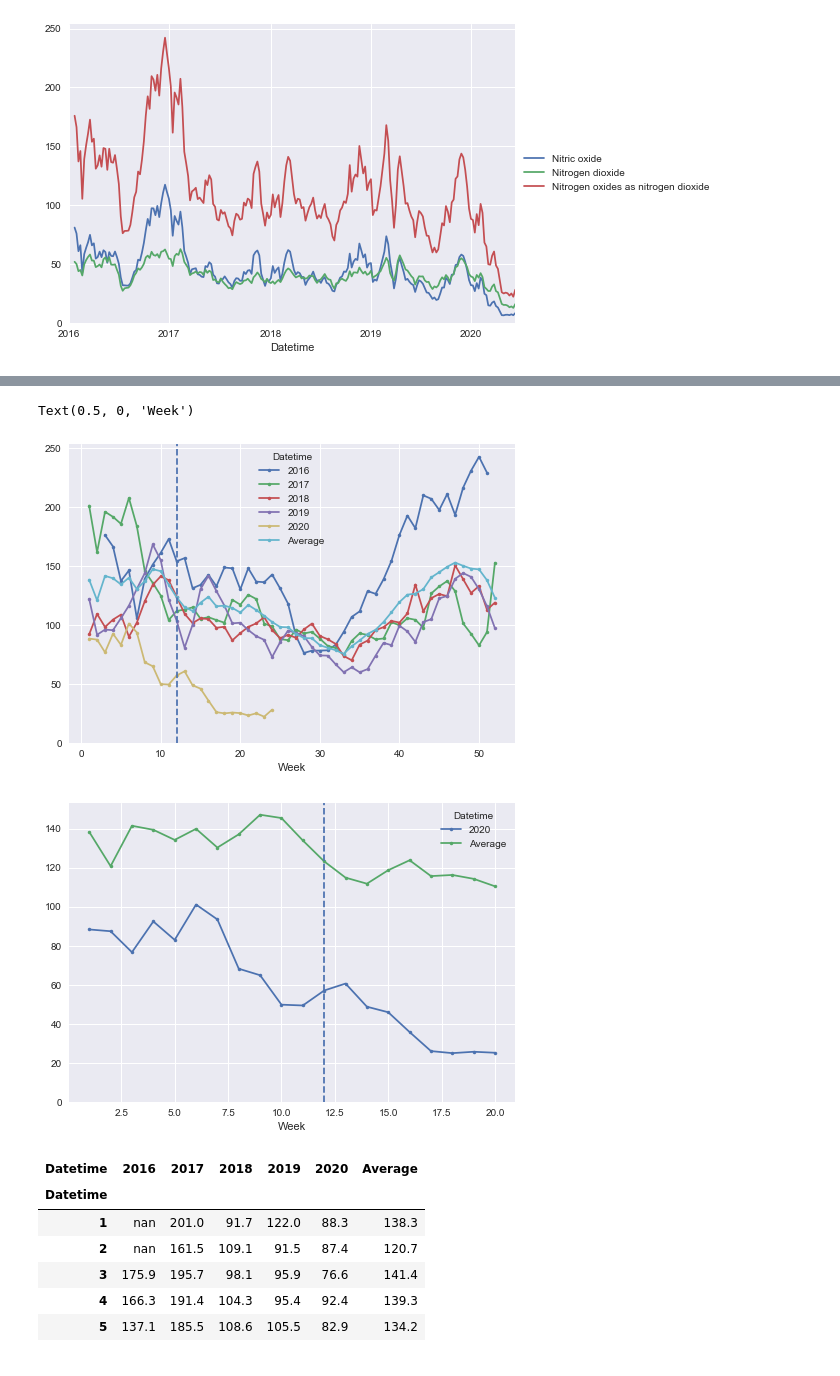
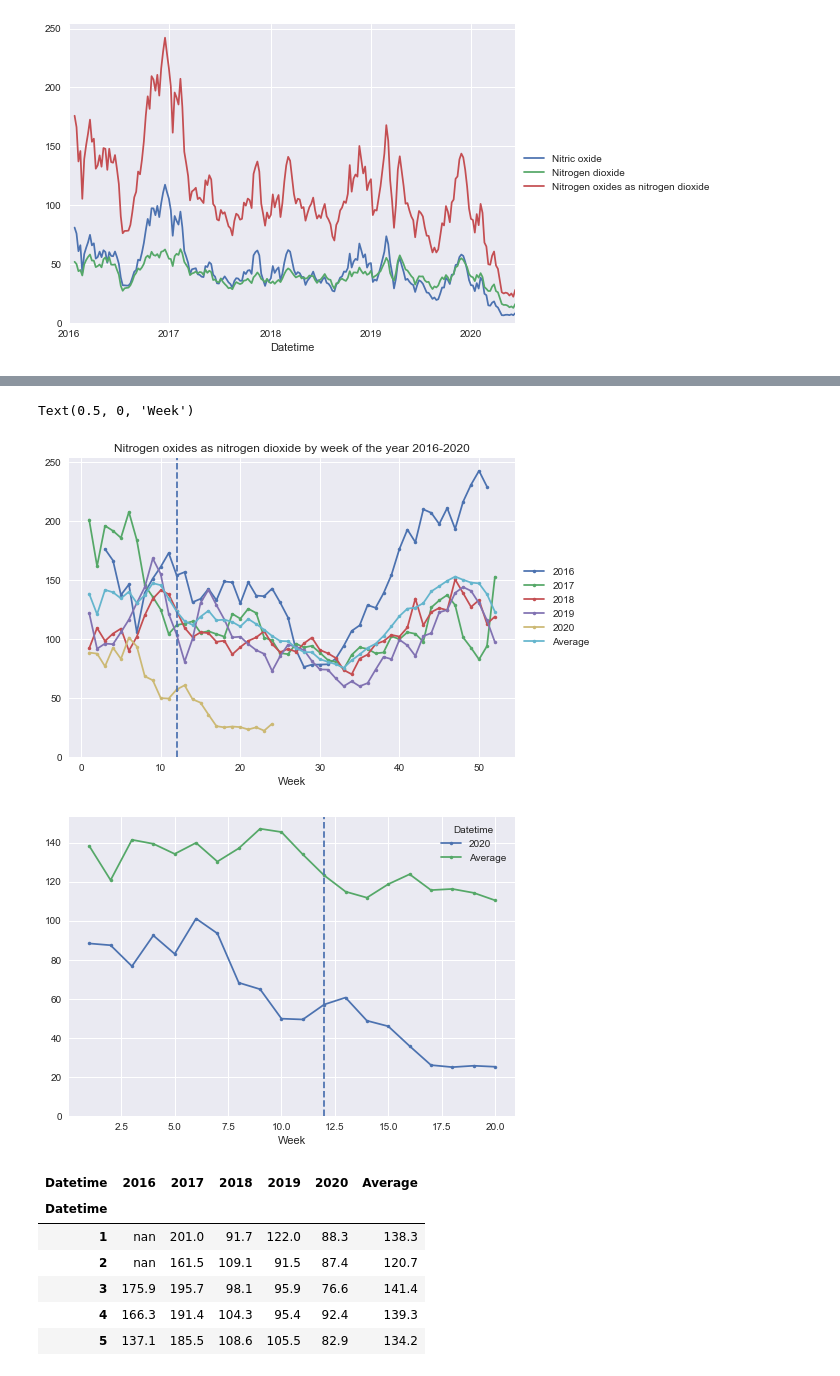
Before and after one commit to productivityboyz/Air-Pollution-Project, a Jupyter notebook: Oxford Analysis.ipynb, the cells around one changed output, grey strips where cells are left out. Saved outputs shown, nothing was run; the diff lists cells and outputs as text; code cells hidden in the pictures.

```diff
--- a/Oxford Analysis.ipynb
+++ b/Oxford Analysis.ipynb
@@ -46,6 +44,4 @@ That suggests these are the ones most caused by the increases in traffic at rush
 # %%
-#Stripping out all the other measurements
-data_total = data_total[['Nitric oxide','Nitrogen dioxide','Nitrogen oxides as nitrogen dioxide']]
 plot = data_total.resample('W').mean().rolling(4).mean().plot() #create a rolling average to remove spikes
 plt.legend(loc='center left',bbox_to_anchor=(1, 0.5)) #move the legend out of the plot
 plot.set_ylim(0,None)
@@ -53,7 +49,11 @@ plot.set_ylim(0,None)
 (0, 254.03598443939885)
 [figure]
 # %%
+#Create new variables to represent the lockdown date
 Lockdown = datetime.datetime(2020,3,17)
 print("Lockdown began in the UK on week " + Lockdown.strftime("%V"))
+data_total.loc[data_total.index>=Lockdown,'Lockdown']="Yes"
+data_total.loc[data_total.index<Lockdown,'Lockdown']="No"
+data_total.loc[data_total.index>datetime.datetime(2020,3,17),:]
 # %% [output]
 Lockdown began in the UK on week 12
@@ -60,23 +74,25 @@ Lockdown began in the UK on week 12
 # %%
 # plot the first 20 weeks of each of the available years graph of 'nitrogen oxides as nitrogen dioxide'
-data_total_daily = data_total.resample('W').mean().rolling(4).mean()
-pivoted = data_total_daily.pivot_table('Nitrogen oxides as nitrogen dioxide',
+data_total_weekly = data_total.resample('W').mean().rolling(4).mean()
+pivoted = data_total_weekly.pivot_table('Nitrogen oxides as nitrogen dioxide',
                                         index=[data_total_daily.index.week],
                                         columns=data_total_daily.index.year)
 
 pivoted['Average'] = pivoted[[2016,2017,2018,2019]].mean(axis=1)
 pivoted.style.format(",")
 pivoted.iloc[0:150].plot(marker='.')
+plt.legend(loc='center left',bbox_to_anchor=(1, 0.5)) #move the legend out of the plot
 plt.xlabel('Week')
+plt.title('Nitrogen oxides as nitrogen dioxide by week of the year 2016-2020')
 plt.ylim(0)
 plt.axvline(x=12, linestyle='--', label='UK Lockdown begins 17/03/2020')
 pivoted[[2020,'Average']].iloc[0:20].plot(marker='.')
 plt.ylim(0)
 plt.axvline(x=12, linestyle='--', label='UK Lockdown begins 17/03/2020')
 plt.xlabel('Week')
 # %% [output]
 Text(0.5, 0, 'Week')
-[figure, old version]
+[figure, new version]
 [figure]
 # %%
 pivoted.head()
```
Also changed, not shown: parts of 5 cells of this notebook, 1 other file.
